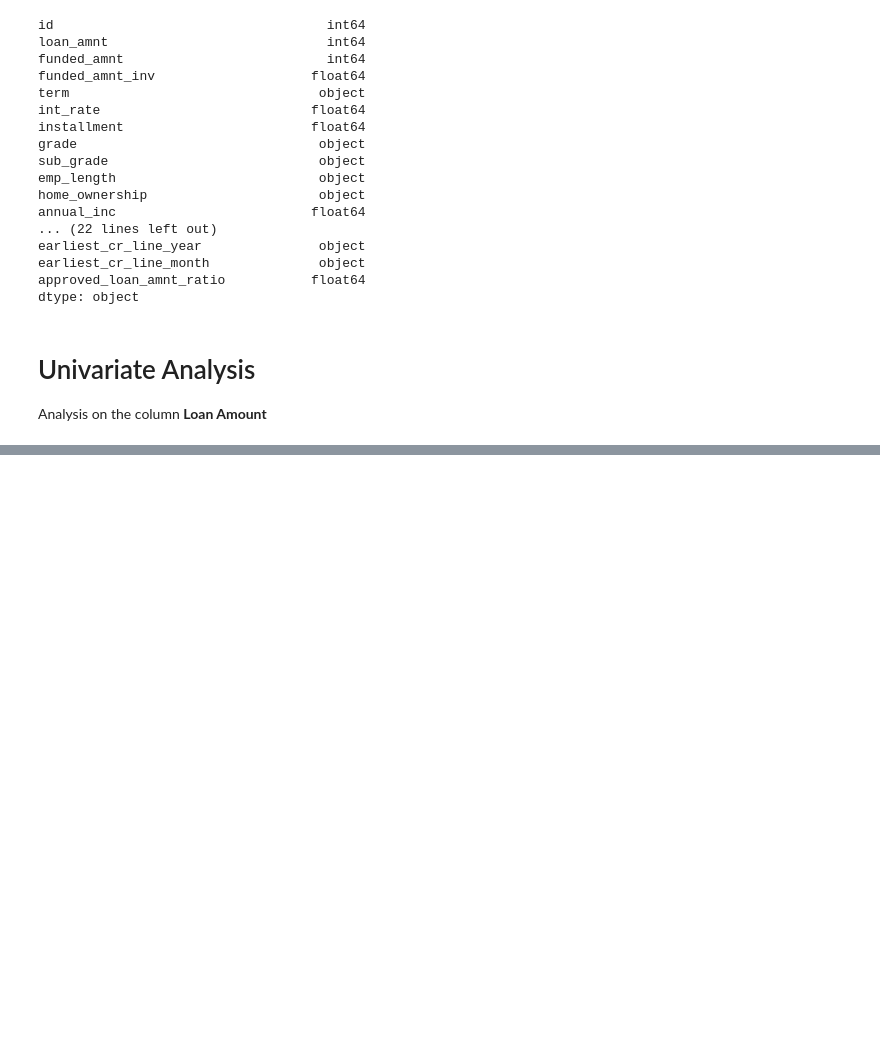
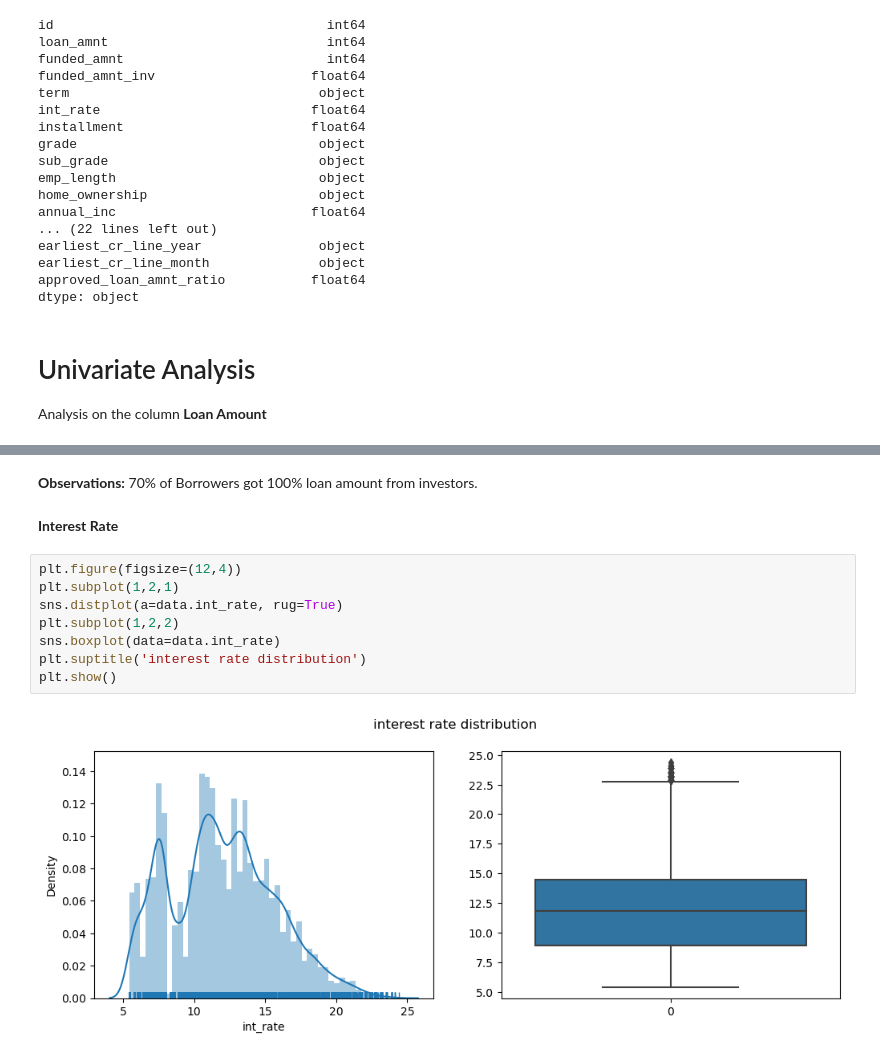
Before and after one commit to Tiru0792/LendingClubCaseStudy, a Jupyter notebook: analysis.ipynb, the cells around one changed output, grey strips where cells are left out. Saved outputs shown, nothing was run; the diff lists cells and outputs as text; blank space fills up the shorter version.

```diff
--- a/analysis.ipynb
+++ b/analysis.ipynb
@@ -303,0 +379,14 @@ https://gist.github.com/mwaskom/de44147ed2974457ad6372750bbe5751
+# %% [markdown]
+<b>Observations:</b></br> 70% of Borrowers got 100% loan amount from investors.
+# %% [markdown]
+<b>Interest Rate</b>
+# %%
+plt.figure(figsize=(12,4))
+plt.subplot(1,2,1)
+sns.distplot(a=data.int_rate, rug=True)
+plt.subplot(1,2,2)
+sns.boxplot(data=data.int_rate)
+plt.suptitle('interest rate distribution')
+plt.show()
+# %% [output]
+[figure, added]
```
Also changed, not shown: parts of 55 cells of this notebook.
